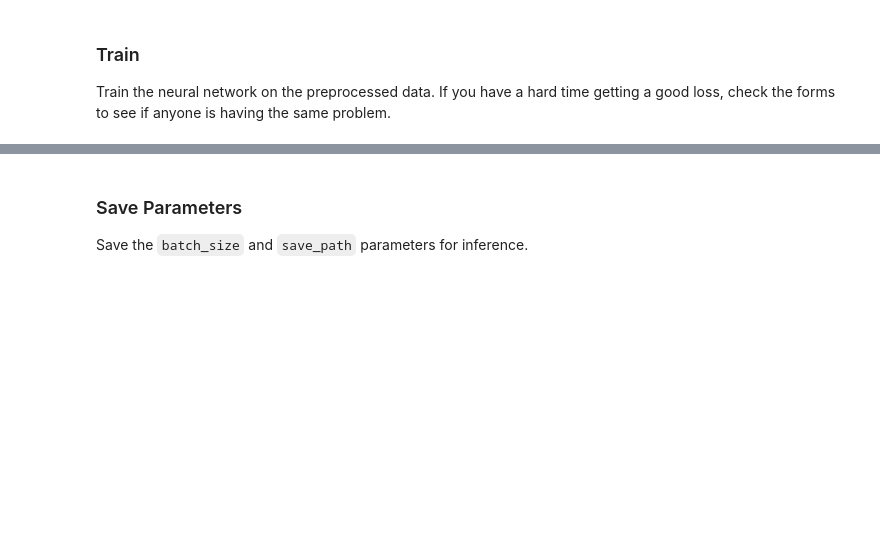
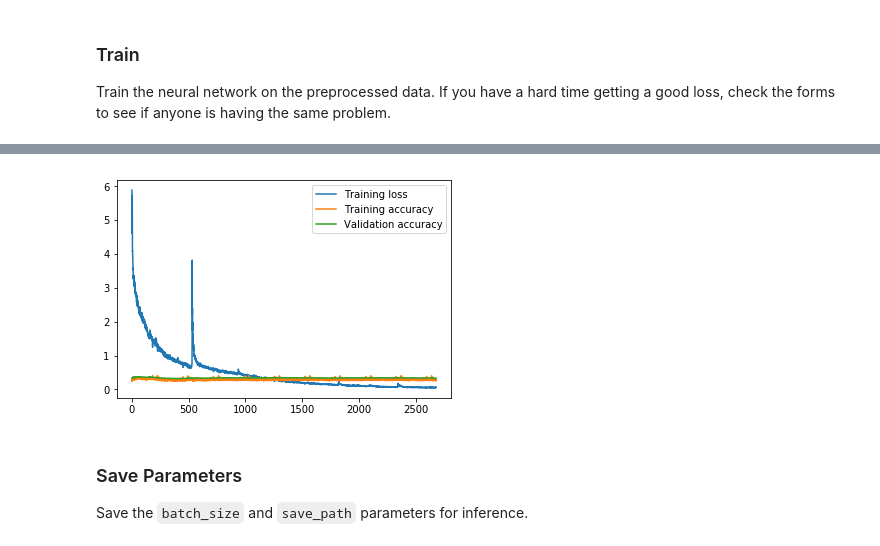
Before and after one commit to TomaszSzyborski/Udacity_Machine_Learning_Foundations, a Jupyter notebook: Fourth_Project/language-translation/dlnd_language_translation.ipynb, the cells around one changed output, grey strips where cells are left out. Saved outputs shown, nothing was run; the diff lists cells and outputs as text; code cells hidden in the pictures; blank space fills up the shorter version.

```diff
--- a/Fourth_Project/language-translation/dlnd_language_translation.ipynb
+++ b/Fourth_Project/language-translation/dlnd_language_translation.ipynb
@@ -180,7 +182,7 @@ def model_inputs():
     :return: Tuple (input, targets, learning rate, keep probability)
     """
     # TODO: Implement Function
-    inputs = tf.placeholder(dtype=tf.string, shape=(None,None), name="input")
+    inputs = tf.placeholder(dtype=tf.int32, shape=(None,None), name="input")
     targets = tf.placeholder(dtype=tf.int32, shape=(None,None), name="targets")
     learning_rate = tf.placeholder(dtype=tf.float32, name="learning_rate")
     keep_probability = tf.placeholder(dtype=tf.float32, name="keep_prob")
@@ -566,3 +635,13 @@ with tf.Session(graph=train_graph) as sess:
+# %%
+import matplotlib.pyplot as plt
+# Plotting and printing Training Loss plot
+plt.plot(losses, label='Training loss')
+plt.plot(train_accuracy, label='Training accuracy')
+plt.plot(validation_accuracy, label='Validation accuracy')
+plt.legend()
+plt.show()
+# %% [output]
+[figure, added]
 # %% [markdown]
 ### Save Parameters
 Save the `batch_size` and `save_path` parameters for inference.
```
Also changed, not shown: parts of 14 cells of this notebook.
